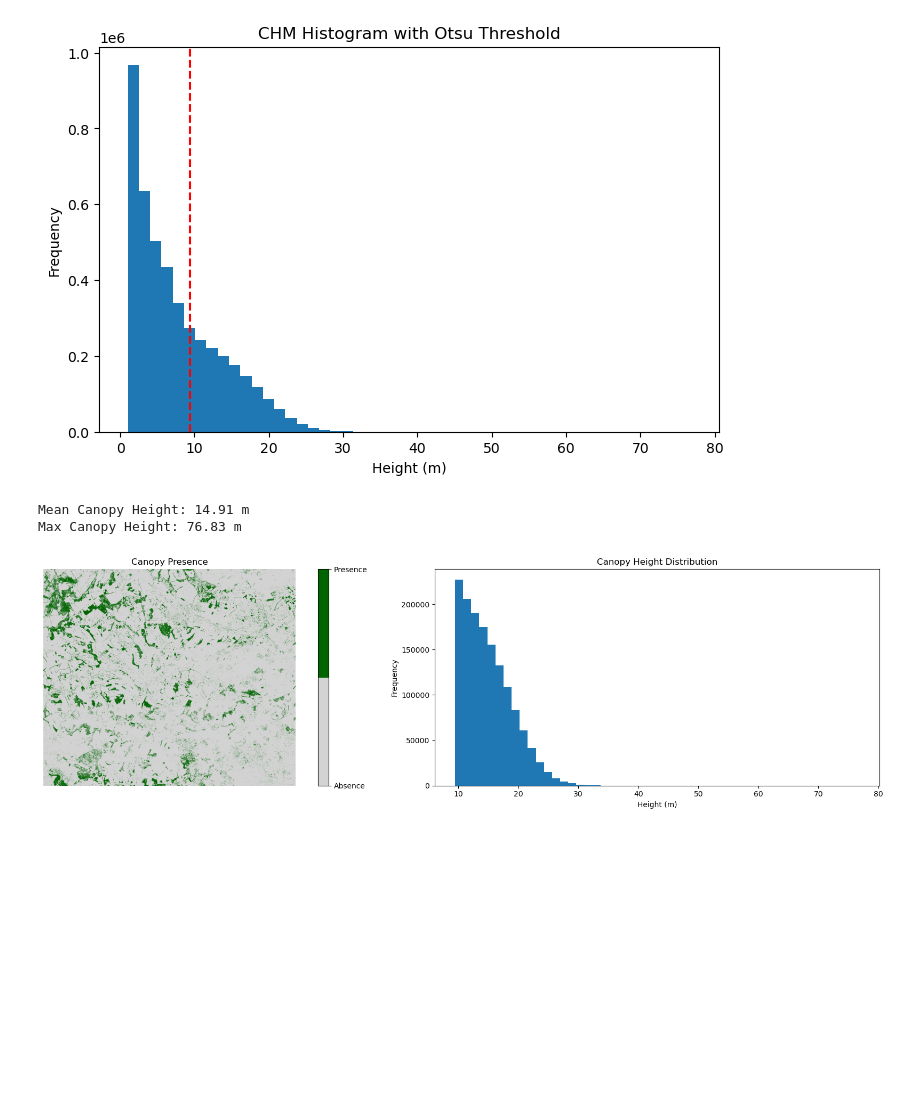
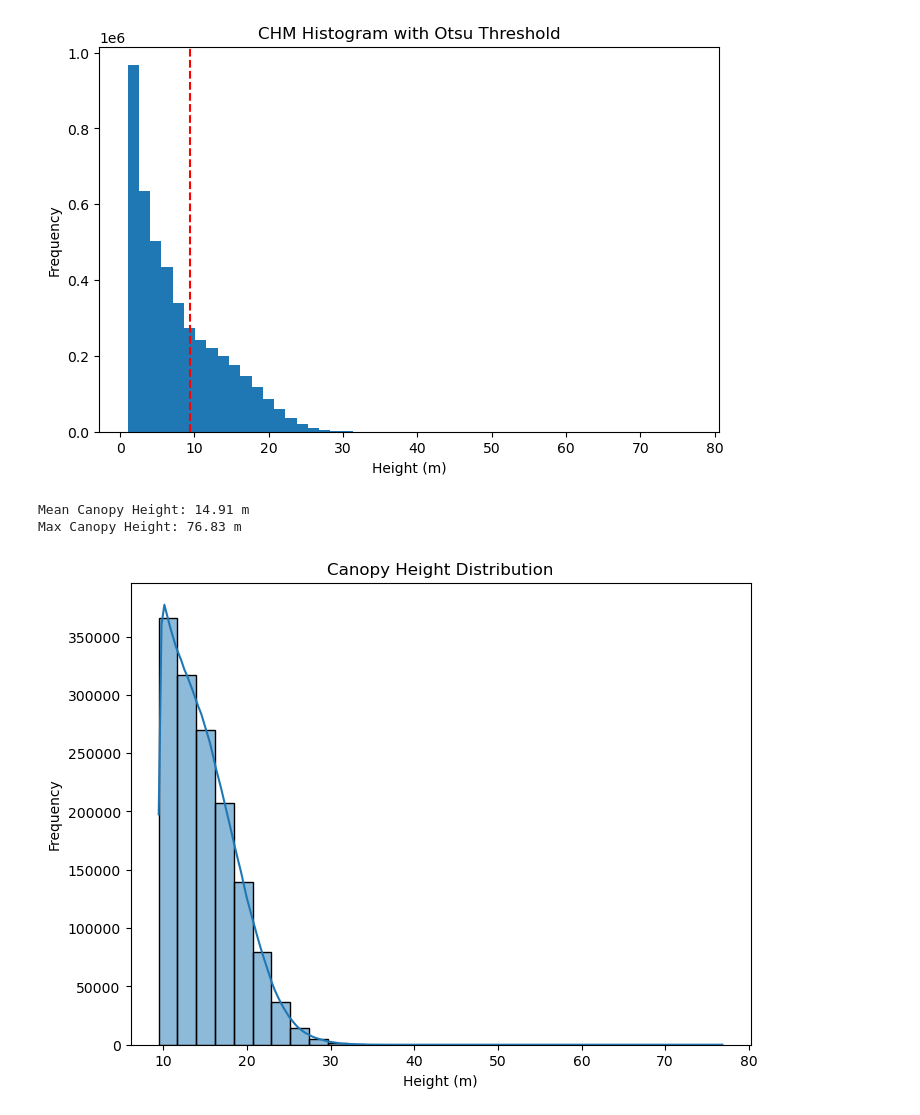
Before and after one commit to NERC-CEH/dtm-analysis, a Jupyter notebook: notebooks/04_canopy_analysis.ipynb, the cells around one changed output. Cells and saved outputs as stored; diff of their text form; code cells hidden in the pictures; blank space fills up the shorter version.

```diff
--- a/notebooks/04_canopy_analysis.ipynb
+++ b/notebooks/04_canopy_analysis.ipynb
@@ -42,11 +43,11 @@ from skimage.filters import threshold_otsu
 # %%
-# set our working directory for data inputs
+# Set our working directory for data inputs
 
 PROJECT_ROOT = Path.cwd()
 DATA_DIR = PROJECT_ROOT / "GIthub" / "data" / "nrfa_39088"
 
-dtm_path = DATA_DIR/'dtm_39088_extract.tif'
-dsm_path = DATA_DIR/'dsm_39088_extract.tif'
+DTM_PATH = DATA_DIR/'dtm_39088_extract.tif'
+DSM_PATH = DATA_DIR/'dsm_39088_extract.tif'
 # %%
 
 def plot_raster_with_histogram(raster_path: str, title: str, label: str, color_scheme: str):
@@ -163,7 +168,7 @@ def compute_chm(dsm_path, dtm_path, chm_path):
 
     return chm_path
 # %%
-output_chm = compute_chm(dsm_path, dtm_path, '39088_chm.tif')
+chm_path = compute_chm(DSM_PATH, DTM_PATH, '39088_chm.tif')
 # %% [output]
 CHM written to 39088_chm.tif
 # %%
@@ -176,7 +181,7 @@ plot_raster_with_histogram(output_chm, title= 'Canopy Height', label="'Canopy He
 # threshold_otsu finds a value the differentiates between low values for grass/ground and high values for canopy
 
 # Read the first band from the canopy height model we generated
-with rasterio.open(output_chm, 'r') as src:
+with rasterio.open(chm_path, 'r') as src:
     chm = src.read(1) #grid of height values
     nodata = src.nodata
 
@@ -211,34 +216,22 @@ plt.show()
 Canopy Cover: 32.12%
 [figure]
 # %%
-# Create subplots for results
-fig, axes = plt.subplots(1, 2, figsize=(18,5))
-
-# Canopy Presence/Absense
-im = axes[0].imshow(canopy_cover, cmap = ListedColormap(['lightgrey','darkgreen']))
-axes[0].set_title("Canopy Presence")
-axes[0].axis("off")
-
-cbar = fig.colorbar(im, ax=axes[0])
-cbar.set_ticks([0,1])
-cbar.set_ticklabels(['Absence' ,'Presence'])
-
+# Show the distribution of canopy height across the ROI
 # Extract canopy height statistics
 canopy_heights = chm[chm > threshold]
 mean_height = np.mean(canopy_heights)
 max_height = np.max(canopy_heights)
 print(f"Mean Canopy Height: {mean_height:.2f} m")
 print(f"Max Canopy Height: {max_height:.2f} m")
 
 # Canopy Height Distribution
-axes[1].hist([canopy_heights], bins =50)
-axes[1].set_title("Canopy Height Distribution")
-axes[1].set_xlabel("Height (m)")
-axes[1].set_ylabel("Frequency")
-
-plt.tight_layout()
+plt.figure(figsize=(8, 6))
+sns.histplot(canopy_heights, bins=30, kde=True)
+plt.title("Canopy Height Distribution")
+plt.xlabel("Height (m)")
+plt.ylabel("Frequency")
 plt.show()
 # %% [output]
 Mean Canopy Height: 14.91 m
 Max Canopy Height: 76.83 m
-[figure, old version]
+[figure, new version]
```
Also changed, not shown: parts of 4 cells of this notebook, 3 other files.
